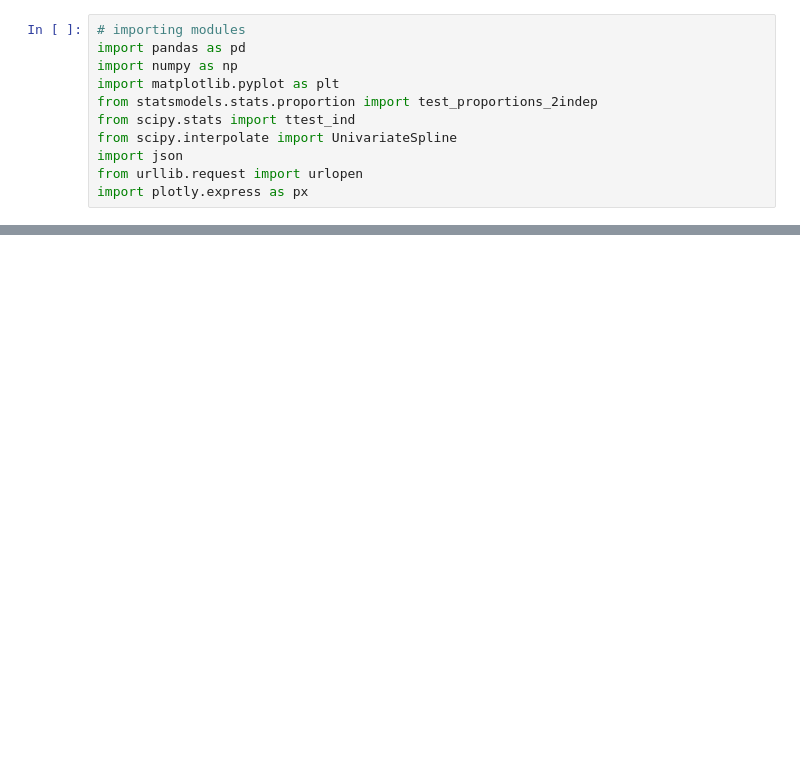
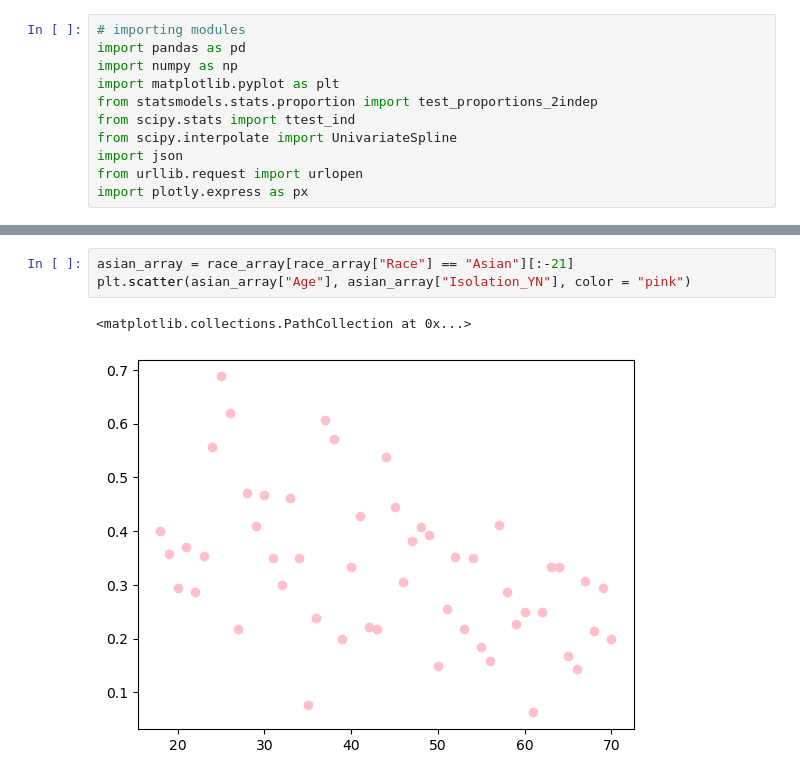
Before and after one commit to fyzeen/CentraCare-Isolation-Data, a Jupyter notebook: ExpandedDatasetAnalysis.ipynb, the cells around one changed output, grey strips where cells are left out. Drawn from its saved outputs; the diff is of its cells as text; blank space fills up the shorter version.

```diff
--- a/ExpandedDatasetAnalysis.ipynb
+++ b/ExpandedDatasetAnalysis.ipynb
@@ -122,0 +177,6 @@ plt.hist(df["Age"], np.arange(18, 100, 3), edgecolor='black', lw=1)
+# %%
+asian_array = race_array[race_array["Race"] == "Asian"][:-21]
+plt.scatter(asian_array["Age"], asian_array["Isolation_YN"], color = "pink")
+# %% [output]
+<matplotlib.collections.PathCollection at 0x...>
+[figure, added]
```
Also changed, not shown: parts of 10 cells of this notebook, 3 other files.
